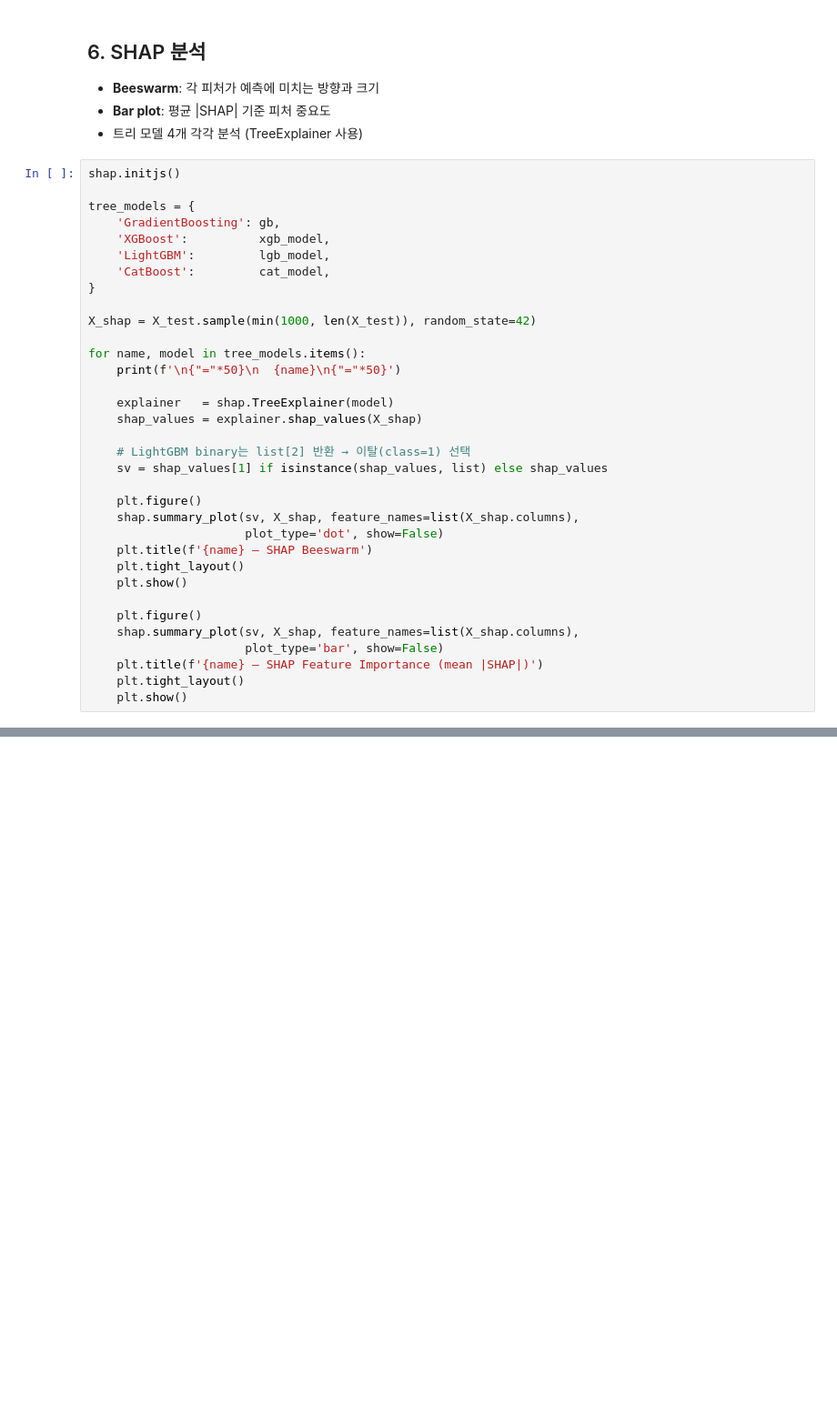
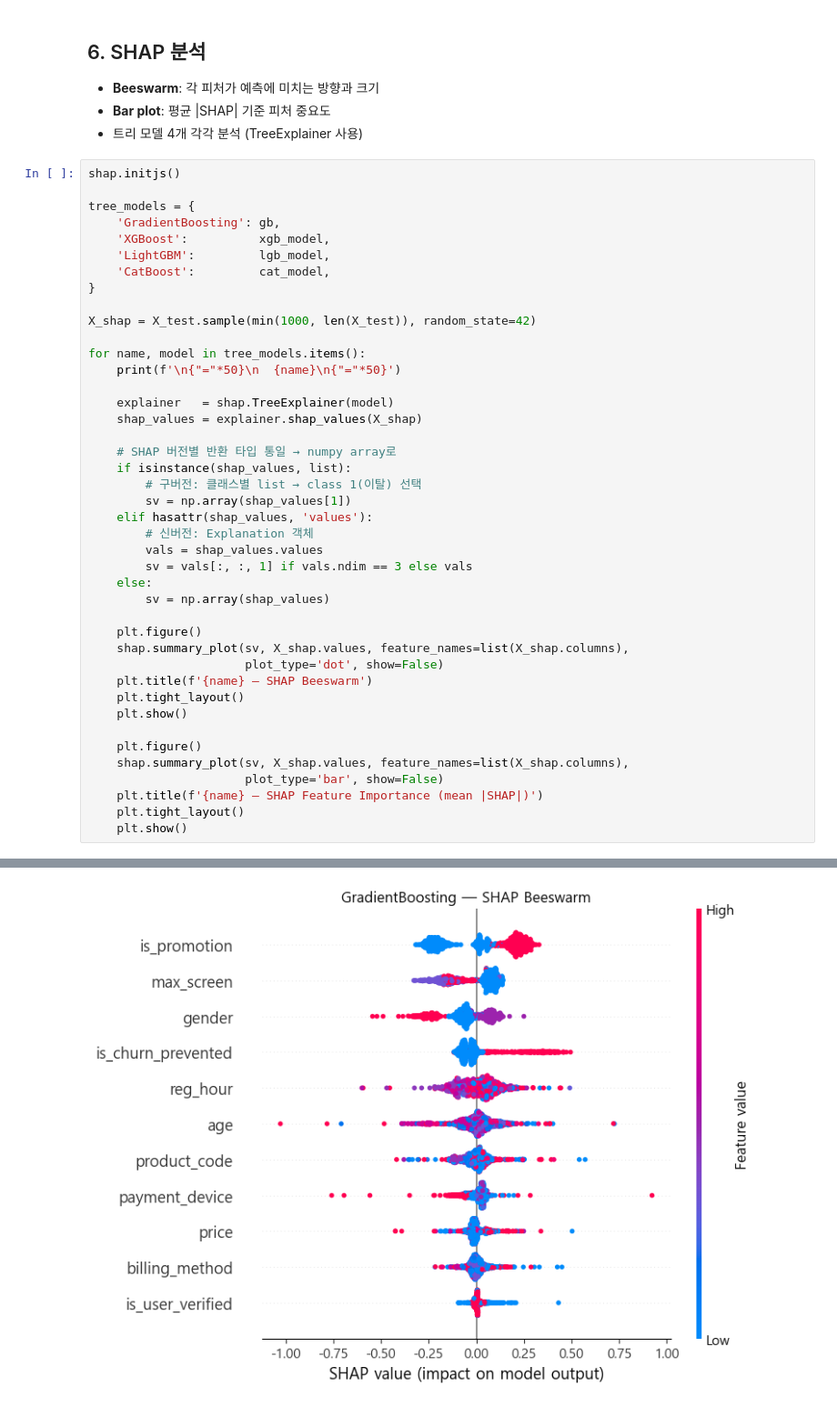
Before and after one commit to ingyeom-park/OTT_Churn_Modeling_AX, a Jupyter notebook: kim.nahyun/베이스라인.ipynb, the cells around one changed output, grey strips where cells are left out. Shown at 91% size. Cells and saved outputs as stored; diff of their text form; blank space fills up the shorter version.

```diff
--- a/kim.nahyun/베이스라인.ipynb
+++ b/kim.nahyun/베이스라인.ipynb
@@ -374,34 +368,43 @@ tree_models = {
     'XGBoost':          xgb_model,
     'LightGBM':         lgb_model,
     'CatBoost':         cat_model,
 }
 
 X_shap = X_test.sample(min(1000, len(X_test)), random_state=42)
 
 for name, model in tree_models.items():
     print(f'\n{"="*50}\n  {name}\n{"="*50}')
 
     explainer   = shap.TreeExplainer(model)
     shap_values = explainer.shap_values(X_shap)
 
-    # LightGBM binary는 list[2] 반환 → 이탈(class=1) 선택
-    sv = shap_values[1] if isinstance(shap_values, list) else shap_values
+    # SHAP 버전별 반환 타입 통일 → numpy array로
+    if isinstance(shap_values, list):
+        # 구버전: 클래스별 list → class 1(이탈) 선택
+        sv = np.array(shap_values[1])
+    elif hasattr(shap_values, 'values'):
+        # 신버전: Explanation 객체
+        vals = shap_values.values
+        sv = vals[:, :, 1] if vals.ndim == 3 else vals
+    else:
+        sv = np.array(shap_values)
 
     plt.figure()
-    shap.summary_plot(sv, X_shap, feature_names=list(X_shap.columns),
+    shap.summary_plot(sv, X_shap.values, feature_names=list(X_shap.columns),
                       plot_type='dot', show=False)
     plt.title(f'{name} — SHAP Beeswarm')
     plt.tight_layout()
     plt.show()
 
     plt.figure()
-    shap.summary_plot(sv, X_shap, feature_names=list(X_shap.columns),
+    shap.summary_plot(sv, X_shap.values, feature_names=list(X_shap.columns),
                       plot_type='bar', show=False)
     plt.title(f'{name} — SHAP Feature Importance (mean |SHAP|)')
     plt.tight_layout()
     plt.show()
 # %% [output]
 [interactive output not drawn]
 ==================================================
   GradientBoosting
 ==================================================
+[figure, new version]
```
Also changed, not shown: parts of 19 cells of this notebook, 5 other files.
